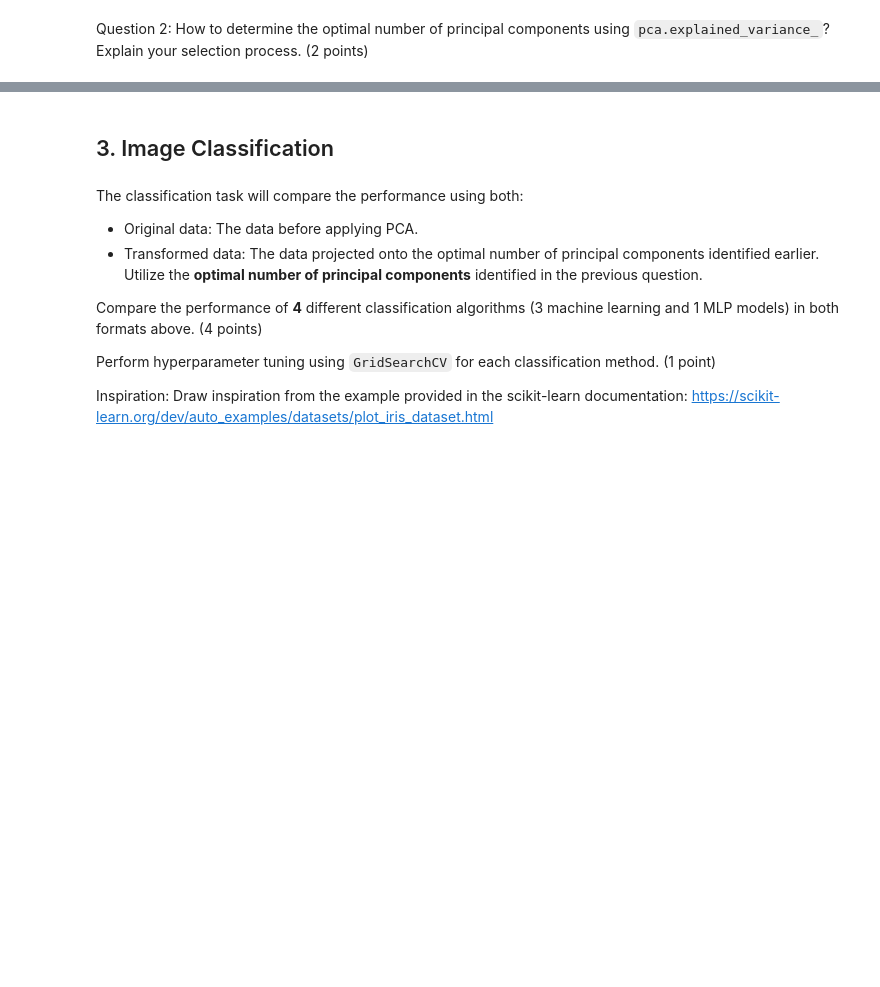
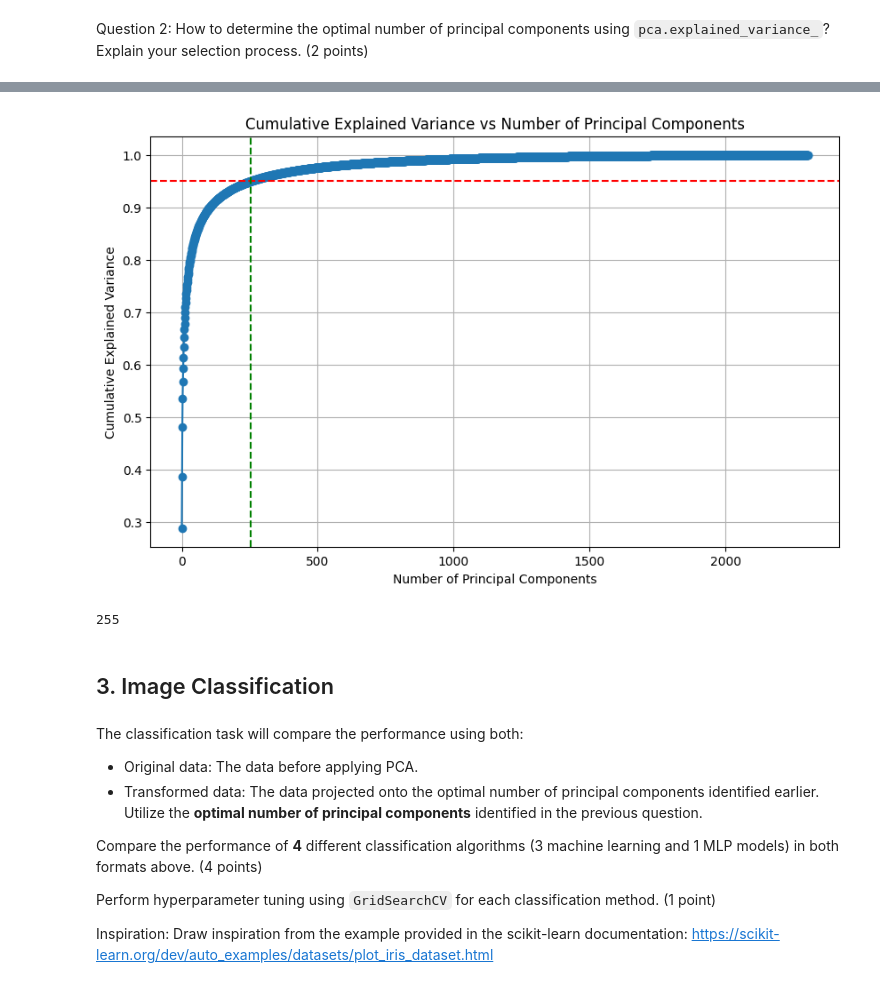
Before and after one commit to taindp98/Fundamental-ML, a Jupyter notebook: notebooks/EDA.ipynb, the cells around one changed output, grey strips where cells are left out. Cells and saved outputs as stored; diff of their text form; code cells hidden in the pictures; blank space fills up the shorter version.

```diff
--- a/notebooks/EDA.ipynb
+++ b/notebooks/EDA.ipynb
@@ -85,3 +114,33 @@ Question 2: How to determine the optimal number of principal components using ``
+# %%
+## determine the optimal number of PCs here
+## pca.explained_variance_()
+
+# Fit PCA to the reshaped data
+pca = PCA()
+pca.fit(images_reshaped)
+
+# Calculate the cumulative explained variance
+cumulative_explained_variance = np.cumsum(pca.explained_variance_ratio_)
+
+# Determine the optimal number of PCs
+threshold = 0.95  # e.g., we want to capture 95% of the variance
+optimal_num_pcs = np.argmax(cumulative_explained_variance >= threshold) + 1
+
+# Plot cumulative explained variance to visualize the selection process
+plt.figure(figsize=(10, 6))
+plt.plot(cumulative_explained_variance, marker='o')
+plt.axhline(y=threshold, color='r', linestyle='--')
+plt.axvline(x=optimal_num_pcs-1, color='g', linestyle='--')
+plt.xlabel('Number of Principal Components')
+plt.ylabel('Cumulative Explained Variance')
+plt.title('Cumulative Explained Variance vs Number of Principal Components')
+plt.grid()
+plt.show()
+
+optimal_num_pcs
+# %% [output]
+[figure, added]
+255
 # %% [markdown]
 ## 3. Image Classification
 # %% [markdown]
```
Also changed, not shown: parts of 15 cells of this notebook.
